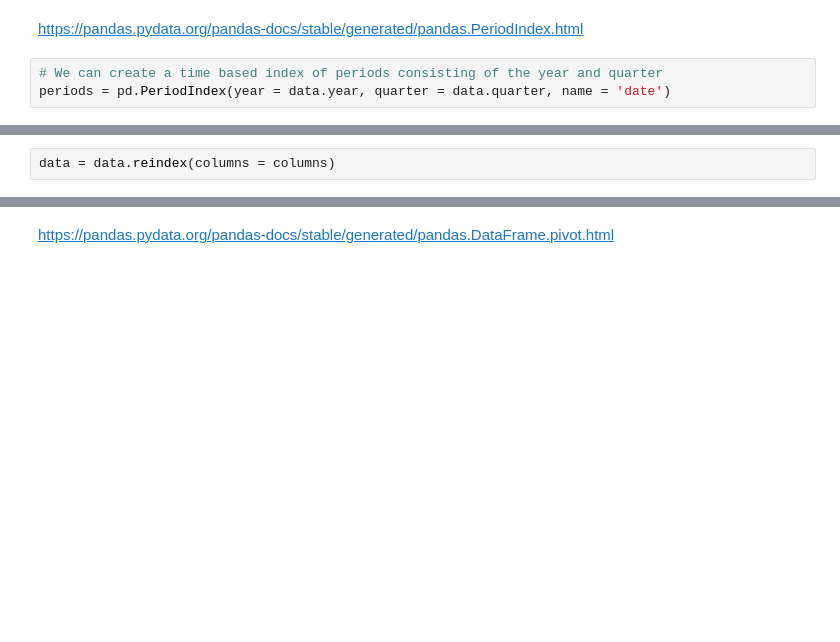
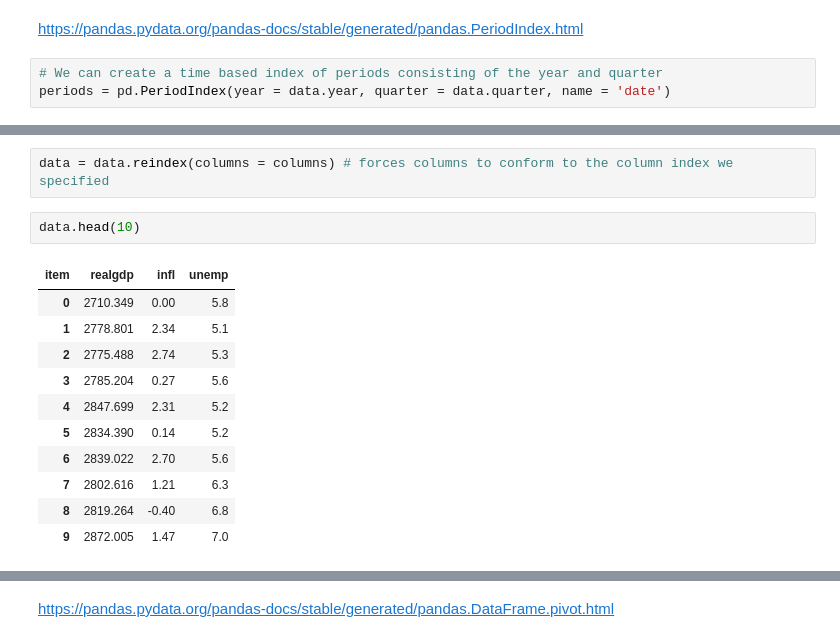
Before and after one commit to smileschen/2019-sp-stats131, a Jupyter notebook: 06-01.ipynb, the cells around one changed output, grey strips where cells are left out. Drawn from its saved outputs; the diff is of its cells as text; blank space fills up the shorter version.

```diff
--- a/06-01.ipynb
+++ b/06-01.ipynb
@@ -115,3 +330,17 @@ columns
 # %%
-data = data.reindex(columns = columns)
+data = data.reindex(columns = columns) # forces columns to conform to the column index we specified
+# %%
+data.head(10)
+# %% [output]
+| item | realgdp | infl | unemp |
+| 0 | 2710.349 | 0.00 | 5.8 |
+| 1 | 2778.801 | 2.34 | 5.1 |
+| 2 | 2775.488 | 2.74 | 5.3 |
+| 3 | 2785.204 | 0.27 | 5.6 |
+| 4 | 2847.699 | 2.31 | 5.2 |
+| 5 | 2834.390 | 0.14 | 5.2 |
+| 6 | 2839.022 | 2.70 | 5.6 |
+| 7 | 2802.616 | 1.21 | 6.3 |
+| 8 | 2819.264 | -0.40 | 6.8 |
+| 9 | 2872.005 | 1.47 | 7.0 |
 # %%
```
Also changed, not shown: parts of 57 cells of this notebook.
